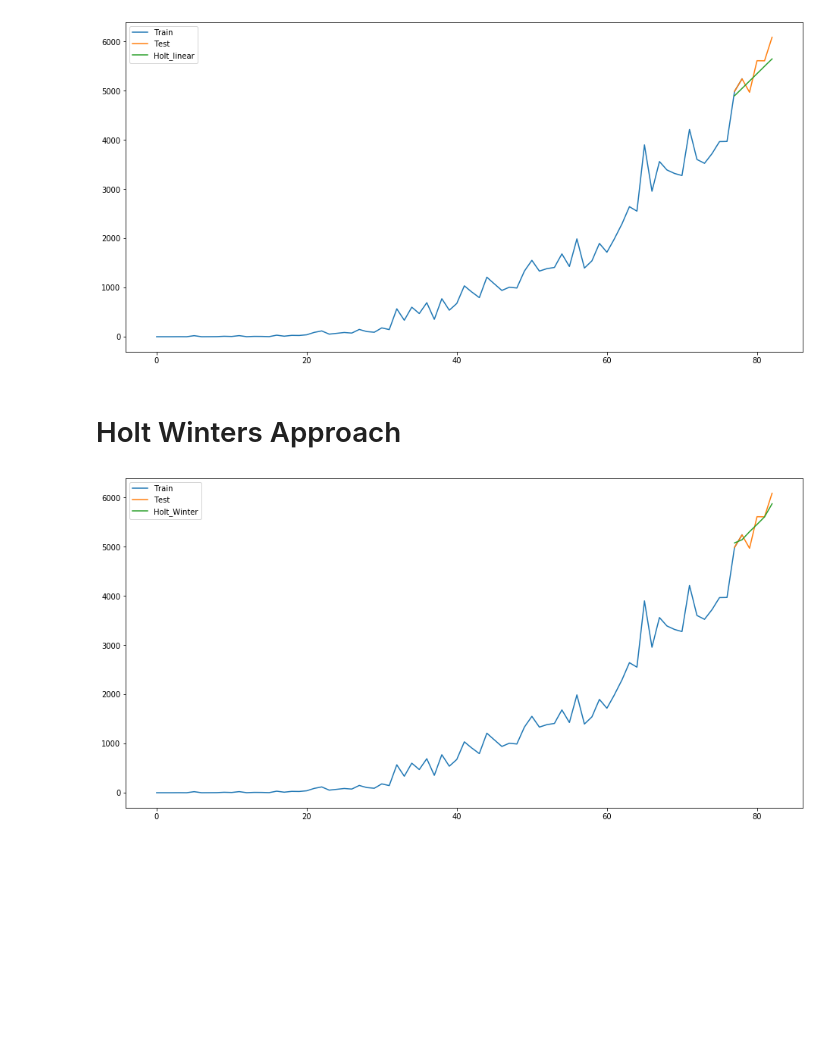
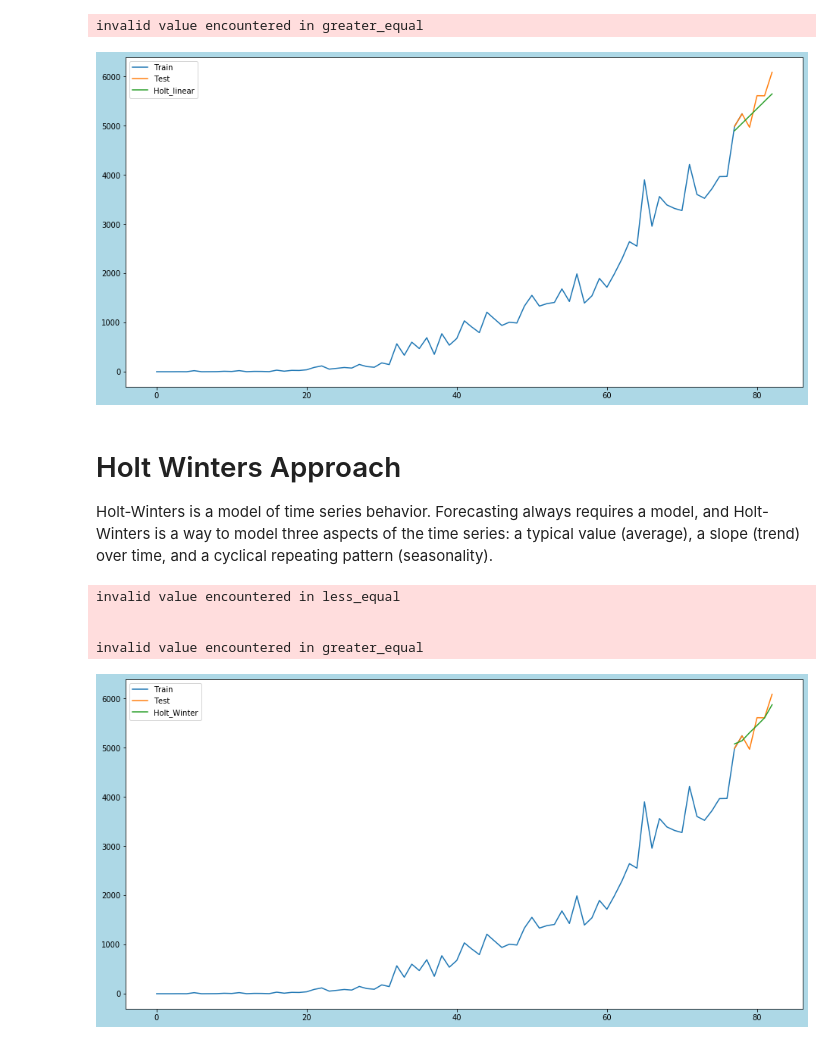
Before and after one commit to rahulagarwal01/COVID_19_Time_Series, a Jupyter notebook: notebooks/Time_Series.ipynb, the cells around one changed output. Drawn from its saved outputs; the diff is of its cells as text; code cells hidden in the pictures; blank space fills up the shorter version.

```diff
--- a/notebooks/Time_Series.ipynb
+++ b/notebooks/Time_Series.ipynb
@@ -114,33 +140,42 @@ pyplot.show()
 # %%
 y_hat_avg = test.copy()
 fit1 = Holt(np.asarray(train['new_cases'])).fit(smoothing_level = 0.3,smoothing_slope = 0.1)
 y_hat_avg['Holt_linear'] = fit1.forecast(len(test))
-pyplot.figure(figsize=(16,8))
+fig=pyplot.figure(figsize=(16,8))
 pyplot.plot(train['new_cases'], label='Train')
 pyplot.plot(test['new_cases'], label='Test')
 pyplot.plot(y_hat_avg['Holt_linear'], label='Holt_linear')
 pyplot.legend(loc='best')
+fig.patch.set_facecolor('lightblue')
 pyplot.show()
 # %% [output]
+invalid value encountered in greater_equal
-[figure, old version]
+[figure, new version]
 # %%
 rms = sqrt(mean_squared_error(test.new_cases, y_hat_avg.Holt_linear))
 #print(rms)
-# %% [markdown]
-# Holt Winters Approach
+# %% [markdown]
+# Holt Winters Approach
+
+Holt-Winters is a model of time series behavior. Forecasting always requires a model, and Holt-Winters is a way to model three aspects of the time series: a typical value (average), a slope (trend) over time, and a cyclical repeating pattern (seasonality).
 # %%
 #Holt Winters
 y_hat_avg = test.copy()
 fit1 = ExponentialSmoothing(np.asarray(train['new_cases']) ,seasonal_periods=7 ,trend='add', seasonal='add',).fit()
 y_hat_avg['Holt_Winter'] = fit1.forecast(len(test))
-pyplot.figure(figsize=(16,8))
+fig=pyplot.figure(figsize=(16,8))
 pyplot.plot( train['new_cases'], label='Train')
 pyplot.plot(test['new_cases'], label='Test')
 pyplot.plot(y_hat_avg['Holt_Winter'], label='Holt_Winter')
 pyplot.legend(loc='best')
+fig.patch.set_facecolor('lightblue')
 pyplot.show()
 # %% [output]
+invalid value encountered in less_equal
+
+
+invalid value encountered in greater_equal
-[figure, old version]
+[figure, new version]
 # %%
 rms = sqrt(mean_squared_error(test.new_cases, y_hat_avg.Holt_Winter))
 #print(rms)
```
Also changed, not shown: parts of 17 cells of this notebook.
